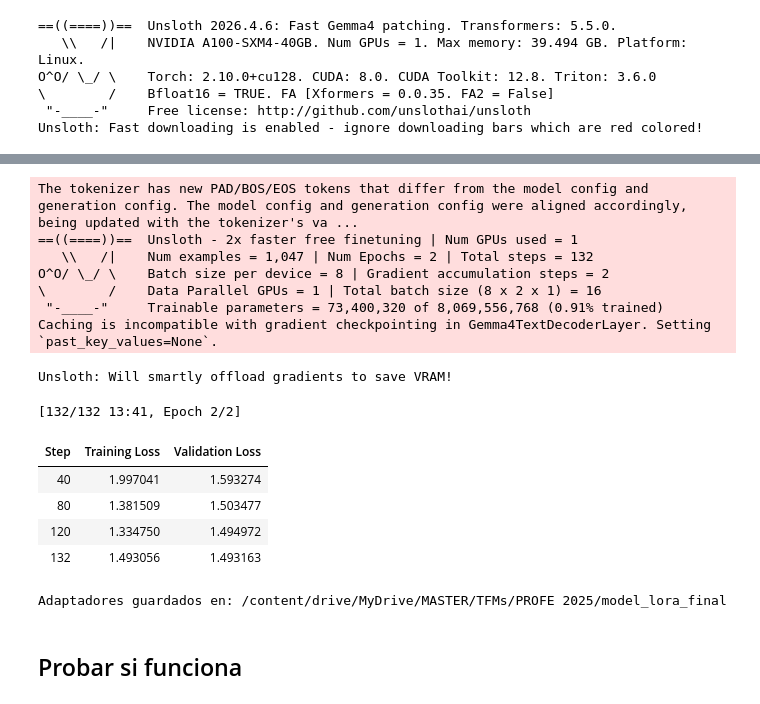
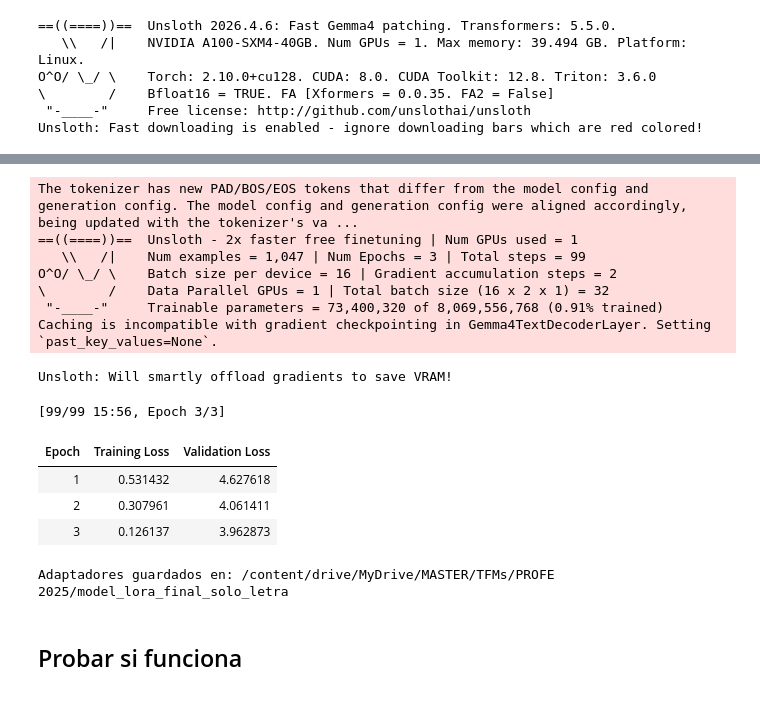
Before and after one commit to NILGroup/TFM2526-ExamenesComprensionLectora, a Jupyter notebook: notebooks/gemma4_fine_tuning.ipynb, the cells around one changed output, grey strips where cells are left out. Drawn from its saved outputs; the diff is of its cells as text; code cells hidden in the pictures.

```diff
--- a/notebooks/gemma4_fine_tuning.ipynb
+++ b/notebooks/gemma4_fine_tuning.ipynb
@@ -81,7 +81,7 @@ memory usage: 73.7+ KB
 model, tokenizer = FastModel.from_pretrained(
     model_name = "unsloth/gemma-4-E4B-it-unsloth-bnb-4bit",
     dtype = None,
-    max_seq_length = 4096,
+    max_seq_length = 2048,
     load_in_4bit = True,
     full_finetuning = False,
 )
@@ -117,31 +117,22 @@ tokenizer = get_chat_template(
     chat_template = "gemma-4",
 )
 
-SYSTEM_PROMPT_BRIEF_REASONING = """Eres un profesor experto en resolver de exámenes de comprensión lectora en español.
+SYSTEM_PROMPT_MULTIMODAL = """Eres un profesor experto en resolver de exámenes de comprensión lectora en español.
 Tu tarea es leer el texto y responder ÚNICAMENTE con la letra de la opción correcta (A, B, C, D...).
-Ten en cuenta que algunas preguntas o sus opciones de respuesta pueden contener imágenes adjuntas.
+Algunas preguntas o sus opciones de respuesta pueden contener imágenes adjuntas.
+
 Debes analizar exhaustivamente el texto y cualquier imagen proporcionada para determinar cuál es la opción correcta. Si las opciones son imágenes, evalúa cuál de ellas representa correctamente lo descrito en el texto.
-
 No escribas explicaciones, ni introducciones, ni repitas la pregunta.
-Debes responder EXCLUSIVAMENTE con un objeto JSON válido, sin incluir explicaciones previas ni posteriores.
-El formato debe ser ESTRICTAMENTE este:
-{
-  "razonamiento": "Aquí escribes una breve explicación de la respuesta elegida basándote en el texto.",
-  "respuesta": "Aquí escribes SOLAMENTE la letra de la opción correcta (A, B, C, D...)."
-}"""
+Solo la letra."""
 
 def build_conversation(row):
     user_content = f"Texto: {row['text']}\nPregunta: {row['question']}\nOpciones:\n"
     user_content += f"A) {row['A']}\nB) {row['B']}\nC) {row['C']}\nD) {row['D']}\nE) {row['E']}"
 
-    assistant_dict = {
-        "razonamiento": row['reason'],
-        "respuesta": row['answer']
-    }
-    assistant_content = json.dumps(assistant_dict, ensure_ascii=False, indent=2)
+    assistant_content = str(row['answer']).strip()
 
     return [
-        {"role": "system", "content": SYSTEM_PROMPT_BRIEF_REASONING},
+        {"role": "system", "content": SYSTEM_PROMPT_MULTIMODAL},
         {"role": "user", "content": user_content},
         {"role": "assistant", "content": assistant_content}
     ]
@@ -177,60 +190,57 @@ trainer = SFTTrainer(
     args = SFTConfig(
         dataset_text_field = "text",
 
-        per_device_train_batch_size = 8,
+        per_device_train_batch_size = 16,
         per_device_eval_batch_size = 2,
         gradient_accumulation_steps = 2,
 
         fp16 = not is_bfloat16_supported(),
         bf16 = is_bfloat16_supported(),
 
-        eval_strategy = "steps",
-        eval_steps = 40,
-        save_strategy = "steps",
-        save_steps = 40,
+        eval_strategy = "epoch",
+        save_strategy = "epoch",
         load_best_model_at_end = True,
 
-        num_train_epochs = 2,
+        num_train_epochs = 3,
         learning_rate = 2e-4,
         warmup_steps = 5,
         optim = "adamw_8bit",
         weight_decay = 0.01,
         lr_scheduler_type = "linear",
         seed = 3407,
         output_dir = "outputs_gemma4_final",
         report_to = "none",
     ),
 )
 
 trainer = train_on_responses_only(
     trainer,
     instruction_part = "<|turn>user\n",
     response_part = "<|turn>model\n",
 )
 
 trainer_stats = trainer.train()
 # %% [output]
 The tokenizer has new PAD/BOS/EOS tokens that differ from the model config and generation config. The model config and generation config were aligned accordingly, being updated with the tokenizer's va ...
 ==((====))==  Unsloth - 2x faster free finetuning | Num GPUs used = 1
-   \\   /|    Num examples = 1,047 | Num Epochs = 2 | Total steps = 132
-O^O/ \_/ \    Batch size per device = 8 | Gradient accumulation steps = 2
-\        /    Data Parallel GPUs = 1 | Total batch size (8 x 2 x 1) = 16
+   \\   /|    Num examples = 1,047 | Num Epochs = 3 | Total steps = 99
+O^O/ \_/ \    Batch size per device = 16 | Gradient accumulation steps = 2
+\        /    Data Parallel GPUs = 1 | Total batch size (16 x 2 x 1) = 32
  "-____-"     Trainable parameters = 73,400,320 of 8,069,556,768 (0.91% trained)
 Caching is incompatible with gradient checkpointing in Gemma4TextDecoderLayer. Setting `past_key_values=None`.
 Unsloth: Will smartly offload gradients to save VRAM!
-[132/132 13:41, Epoch 2/2]
+[99/99 15:56, Epoch 3/3]
-| Step | Training Loss | Validation Loss |
-| 40 | 1.997041 | 1.593274 |
-| 80 | 1.381509 | 1.503477 |
-| 120 | 1.334750 | 1.494972 |
-| 132 | 1.493056 | 1.493163 |
+| Epoch | Training Loss | Validation Loss |
+| 1 | 0.531432 | 4.627618 |
+| 2 | 0.307961 | 4.061411 |
+| 3 | 0.126137 | 3.962873 |
 # %%
-lora_path = os.path.join(BASE_PATH, "model_lora_final")
+lora_path = os.path.join(BASE_PATH, "model_lora_final_solo_letra")
 model.save_pretrained(lora_path)
 tokenizer.save_pretrained(lora_path)
 print(f"Adaptadores guardados en: {lora_path}")
 # %% [output]
-Adaptadores guardados en: /content/drive/MyDrive/MASTER/TFMs/PROFE 2025/model_lora_final
+Adaptadores guardados en: /content/drive/MyDrive/MASTER/TFMs/PROFE 2025/model_lora_final_solo_letra
 # %% [markdown]
 ## Probar si funciona
 # %%
```
Also changed, not shown: parts of 11 cells of this notebook, 2 other files.
